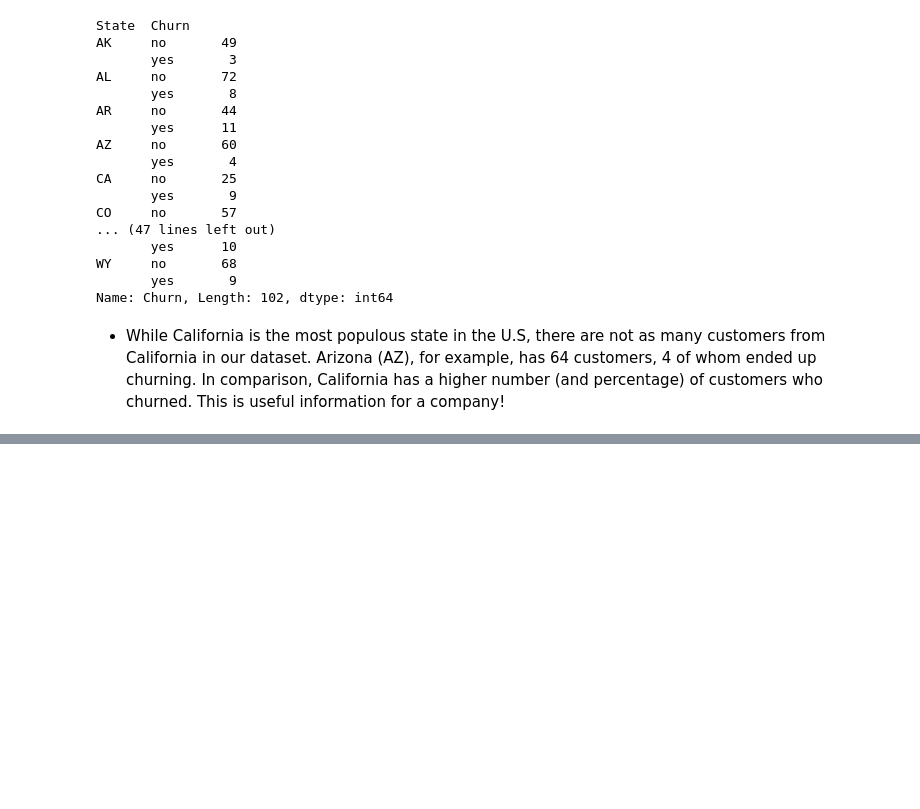
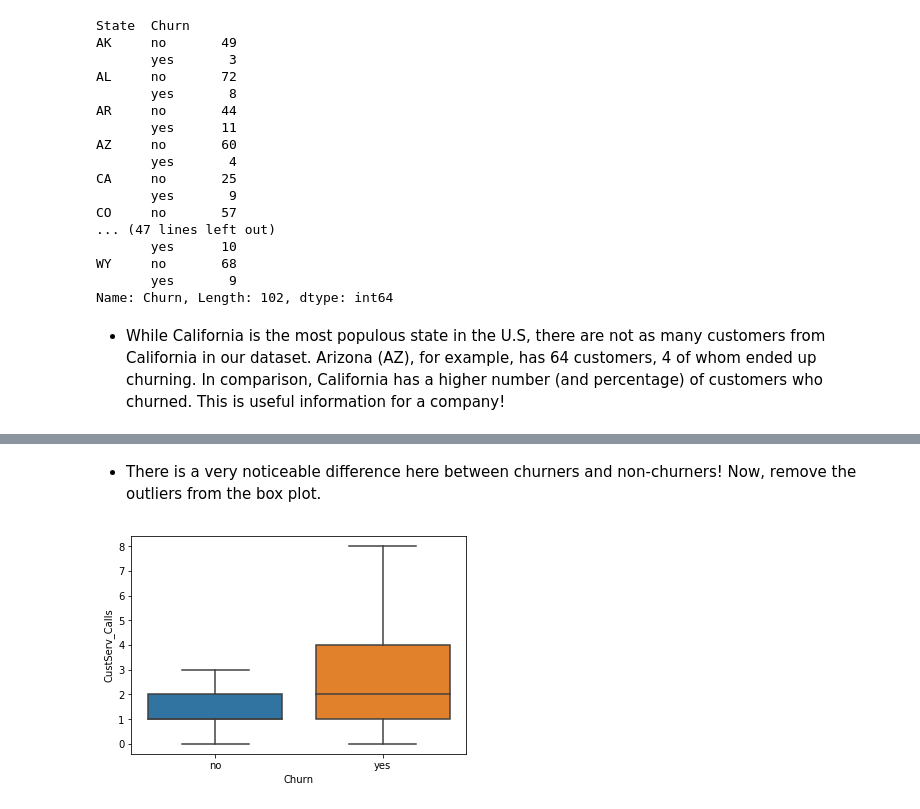
Before and after one commit to naikshubham/Predicting-Customer-Churn-, a Jupyter notebook: Customer Churn Prediction.ipynb, the cells around one changed output, grey strips where cells are left out. Saved outputs shown, nothing was run; the diff lists cells and outputs as text; code cells hidden in the pictures; blank space fills up the shorter version.

```diff
--- a/Customer Churn Prediction.ipynb
+++ b/Customer Churn Prediction.ipynb
@@ -73,0 +117,14 @@ Name: Churn, Length: 102, dtype: int64
+# %% [markdown]
+- There is a very noticeable difference here between churners and non-churners! Now, remove the outliers from the box plot.
+# %%
+# reomving outliers
+# Create the box plot
+sns.boxplot(x = 'Churn',
+          y = 'CustServ_Calls',
+          data = telco,
+           sym="")
+
+# Display the plot
+plt.show()
+# %% [output]
+[figure, added]
```
Also changed, not shown: parts of 11 cells of this notebook.
